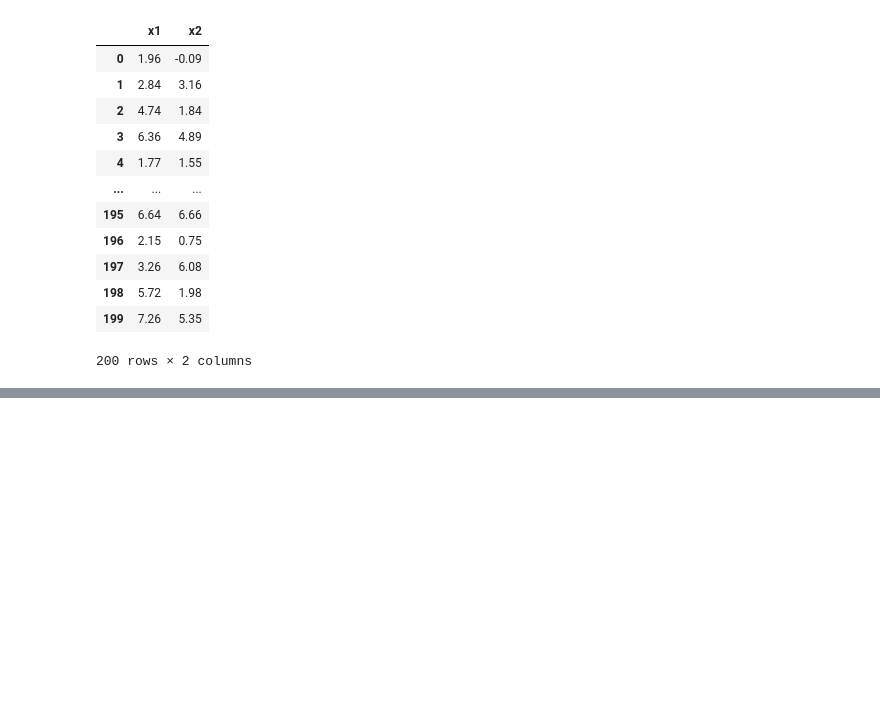
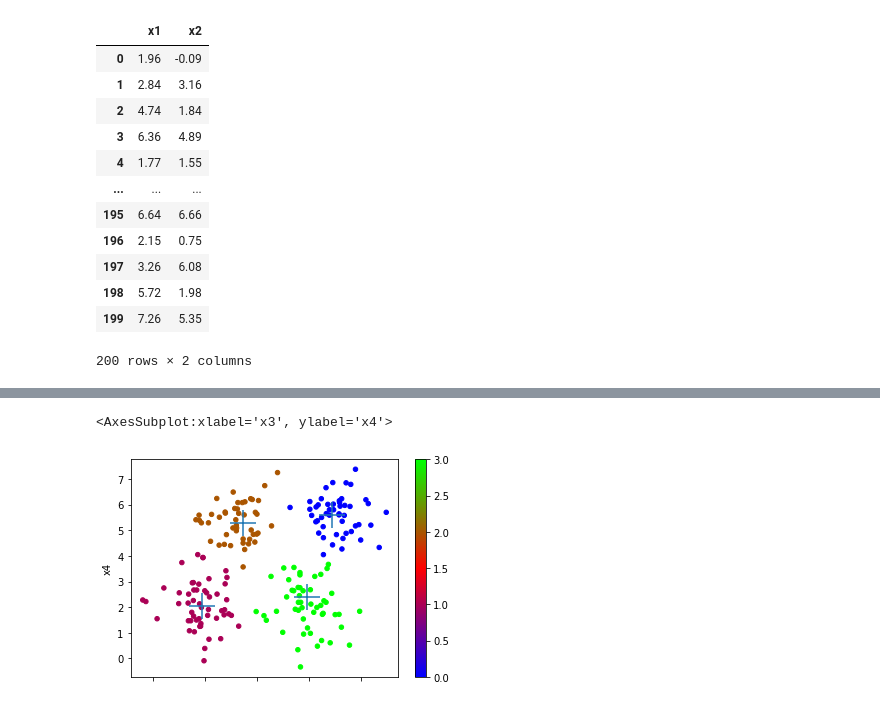
Before and after one commit to RealisticDeadpool/ml-basic-repo, a Jupyter notebook: Cluster/聚类.ipynb, the cells around one changed output, grey strips where cells are left out. Drawn from its saved outputs; the diff is of its cells as text; code cells hidden in the pictures; blank space fills up the shorter version.

```diff
--- a/Cluster/聚类.ipynb
+++ b/Cluster/聚类.ipynb
@@ -43,5 +43,14 @@ print(v)
 # %%
 #均值漂移
 bw = sc.estimate_bandwidth(data, n_samples=len(data), quantile=0.1)
 model = sc.MeanShift(bandwidth=bw, bin_seeding = True)
 model.fit(data)
+labels = model.labels_
+ax = data.plot.scatter(x = 'x1', y='x2',c= labels, cmap='brg')
+
+centers = model.cluster_centers_
+centers = pd.DataFrame(centers, columns=['x3','x4'])
+centers.plot.scatter(x='x3', y='x4', s=700, marker = '+', ax =ax)
+# %% [output]
+<AxesSubplot:xlabel='x3', ylabel='x4'>
+[figure, added]
```
Also changed, not shown: parts of 6 cells of this notebook.
